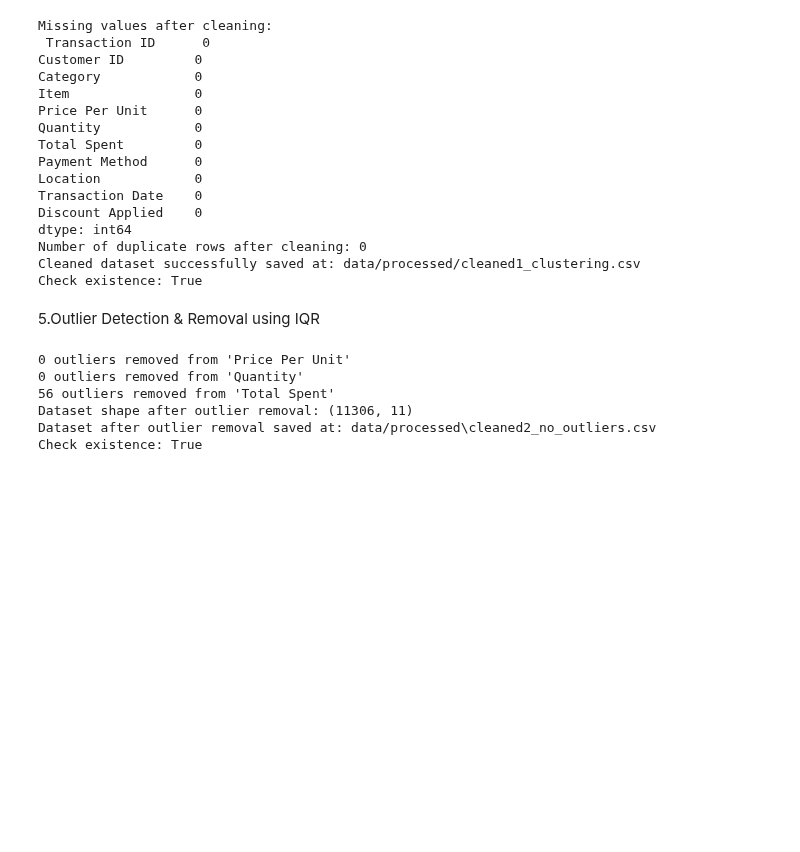
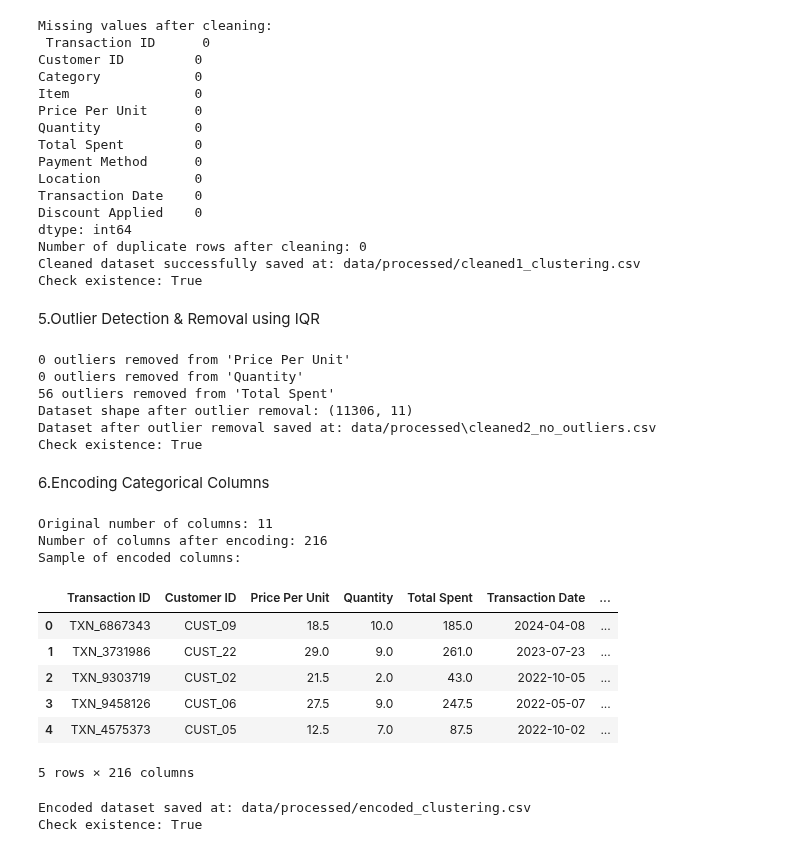
Before and after one commit to alberehap/Project-ML, a Jupyter notebook: clustering_preprocessing.ipynb, the cells around one changed output. Drawn from its saved outputs; the diff is of its cells as text; code cells hidden in the pictures; blank space fills up the shorter version.

Commit message:
Encode categorical columns using one-hot encoding

```diff
--- a/clustering_preprocessing.ipynb
+++ b/clustering_preprocessing.ipynb
@@ -176,3 +176,36 @@ print("Check existence:", os.path.exists(output_path_outliers))
 Dataset shape after outlier removal: (11306, 11)
 Dataset after outlier removal saved at: data/processed\cleaned2_no_outliers.csv
 Check existence: True
+# %% [markdown]
+6.Encoding Categorical Columns
+# %%
+
+categorical_cols = ['Category', 'Item', 'Payment Method', 'Location', 'Discount Applied']
+
+# Apply one-hot encoding
+df_encoded = pd.get_dummies(df, columns=categorical_cols, drop_first=True)
+
+# Print confirmation
+print("Original number of columns:", df.shape[1])
+print("Number of columns after encoding:", df_encoded.shape[1])
+print("Sample of encoded columns:")
+display(df_encoded.head())
+
+# save encoded dataset
+encoded_output_path = 'data/processed/encoded_clustering.csv'
+df_encoded.to_csv(encoded_output_path, index=False)
+print(f"Encoded dataset saved at: {encoded_output_path}")
+print("Check existence:", os.path.exists(encoded_output_path))
+# %% [output]
+Original number of columns: 11
+Number of columns after encoding: 216
+Sample of encoded columns:
+|  | Transaction ID | Customer ID | Price Per Unit | Quantity | Total Spent | Transaction Date | ... |
+| 0 | TXN_6867343 | CUST_09 | 18.5 | 10.0 | 185.0 | 2024-04-08 | ... |
+| 1 | TXN_3731986 | CUST_22 | 29.0 | 9.0 | 261.0 | 2023-07-23 | ... |
+| 2 | TXN_9303719 | CUST_02 | 21.5 | 2.0 | 43.0 | 2022-10-05 | ... |
+| 3 | TXN_9458126 | CUST_06 | 27.5 | 9.0 | 247.5 | 2022-05-07 | ... |
+| 4 | TXN_4575373 | CUST_05 | 12.5 | 7.0 | 87.5 | 2022-10-02 | ... |
+5 rows × 216 columns
+Encoded dataset saved at: data/processed/encoded_clustering.csv
+Check existence: True
```
Also changed, not shown: 1 other file.
